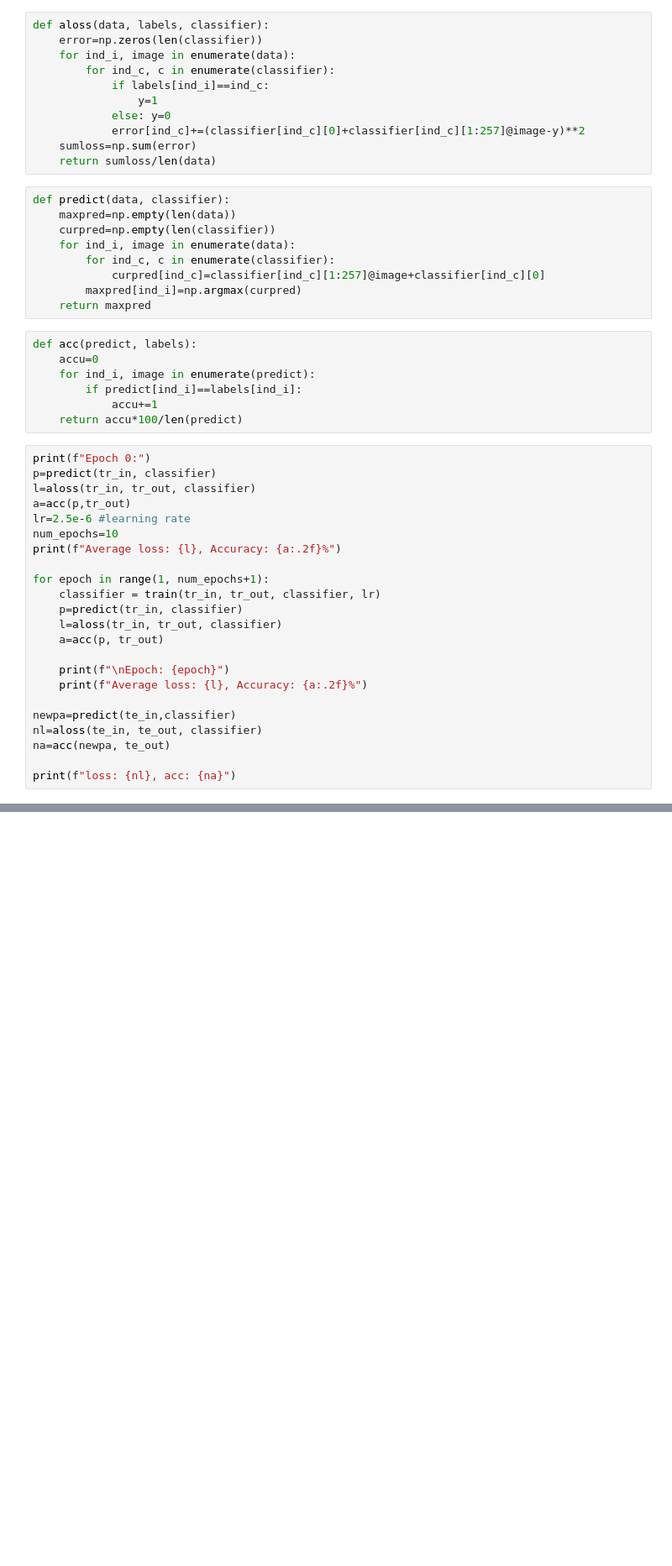
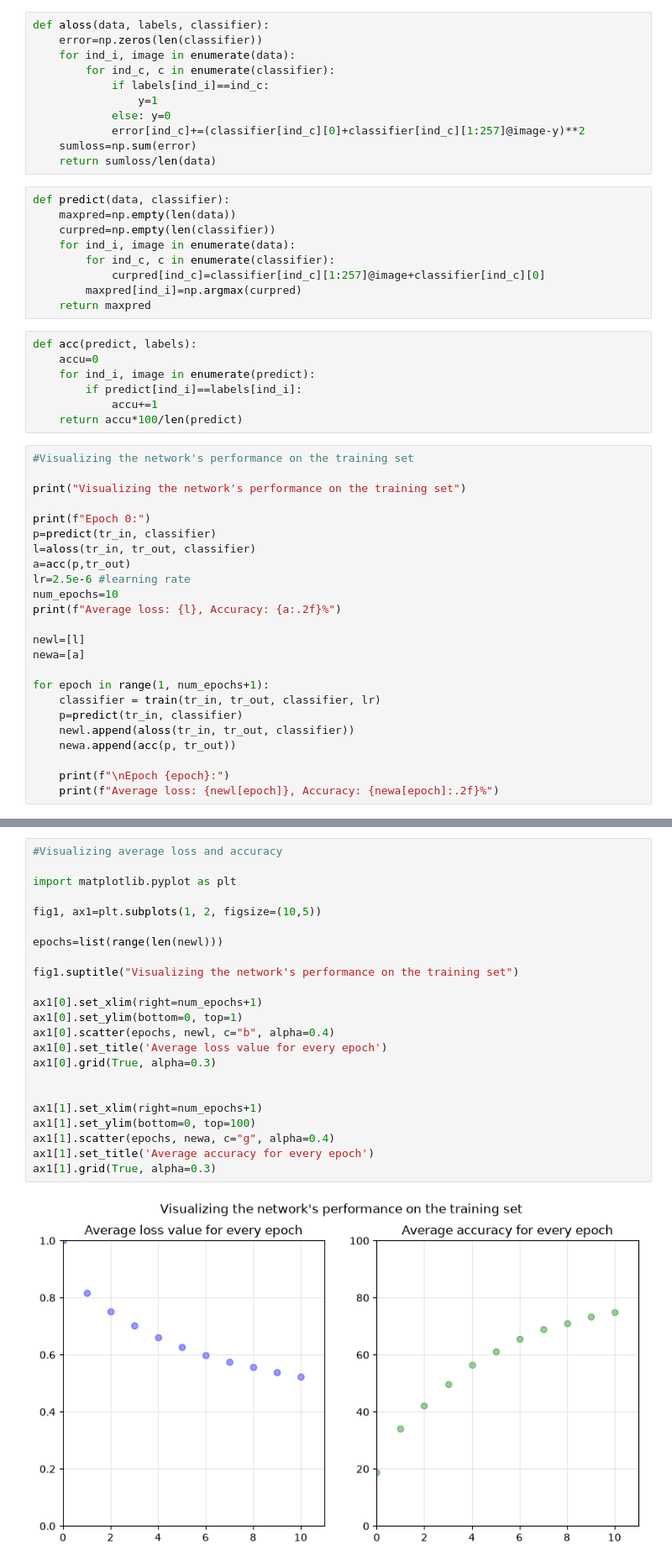
Before and after one commit to a-ma-dor/ItDL, a Jupyter notebook: OneDrive - Universiteit Leiden/Introduction to Deep Learning/Assignment 0/assignment0_task2.ipynb, the cells around one changed output, grey strips where cells are left out. Shown at 84% size. Saved outputs shown, nothing was run; the diff lists cells and outputs as text; blank space fills up the shorter version.

```diff
--- a/OneDrive - Universiteit Leiden/Introduction to Deep Learning/Assignment 0/assignment0_task2.ipynb
+++ b/OneDrive - Universiteit Leiden/Introduction to Deep Learning/Assignment 0/assignment0_task2.ipynb
@@ -61,6 +61,10 @@ def acc(predict, labels):
             accu+=1
     return accu*100/len(predict)
 # %%
+#Visualizing the network's performance on the training set
+
+print("Visualizing the network's performance on the training set")
+
 print(f"Epoch 0:")
 p=predict(tr_in, classifier)
 l=aloss(tr_in, tr_out, classifier)
@@ -69,19 +73,16 @@ lr=2.5e-6 #learning rate
 num_epochs=10
 print(f"Average loss: {l}, Accuracy: {a:.2f}%")
 
+newl=[l]
+newa=[a]
+
 for epoch in range(1, num_epochs+1):
     classifier = train(tr_in, tr_out, classifier, lr)
     p=predict(tr_in, classifier)
-    l=aloss(tr_in, tr_out, classifier)
-    a=acc(p, tr_out)
+    newl.append(aloss(tr_in, tr_out, classifier))
+    newa.append(acc(p, tr_out))
 
-    print(f"\nEpoch: {epoch}")
-    print(f"Average loss: {l}, Accuracy: {a:.2f}%")
-
-newpa=predict(te_in,classifier)
-nl=aloss(te_in, te_out, classifier)
-na=acc(newpa, te_out)
-
-print(f"loss: {nl}, acc: {na}")
+    print(f"\nEpoch {epoch}:")
+    print(f"Average loss: {newl[epoch]}, Accuracy: {newa[epoch]:.2f}%")
 # %% [output]
 Epoch 0:
@@ -103,0 +105,25 @@ loss: 2161.0951354127583, acc: 68.7
+# %%
+#Visualizing average loss and accuracy
+
+import matplotlib.pyplot as plt
+
+fig1, ax1=plt.subplots(1, 2, figsize=(10,5))
+
+epochs=list(range(len(newl)))
+
+fig1.suptitle("Visualizing the network's performance on the training set")
+
+ax1[0].set_xlim(right=num_epochs+1)
+ax1[0].set_ylim(bottom=0, top=1)
+ax1[0].scatter(epochs, newl, c="b", alpha=0.4)
+ax1[0].set_title('Average loss value for every epoch')
+ax1[0].grid(True, alpha=0.3)
+
+
+ax1[1].set_xlim(right=num_epochs+1)
+ax1[1].set_ylim(bottom=0, top=100)
+ax1[1].scatter(epochs, newa, c="g", alpha=0.4)
+ax1[1].set_title('Average accuracy for every epoch')
+ax1[1].grid(True, alpha=0.3)
+# %% [output]
+[figure, added]
```
Also changed, not shown: parts of 1 cell of this notebook.
